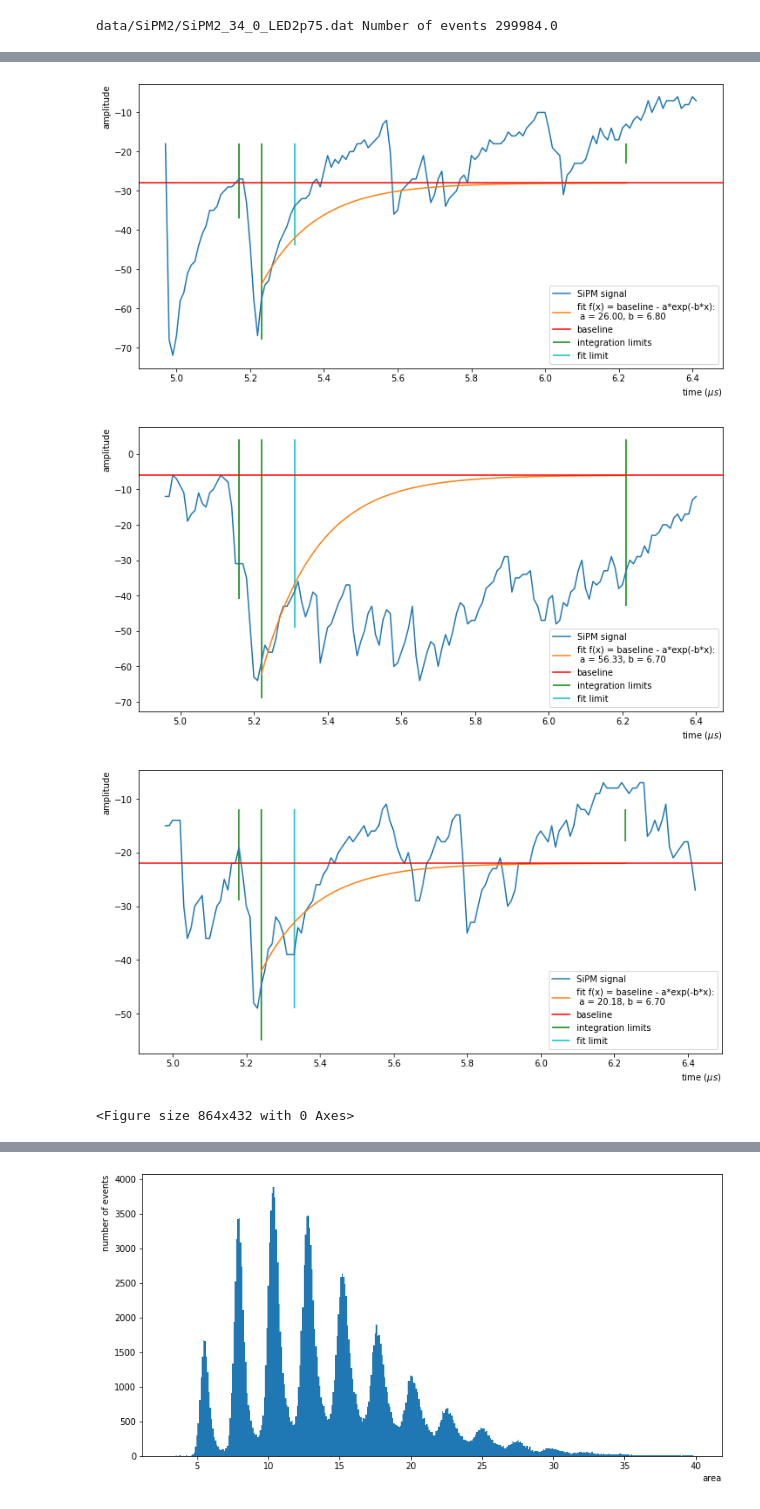
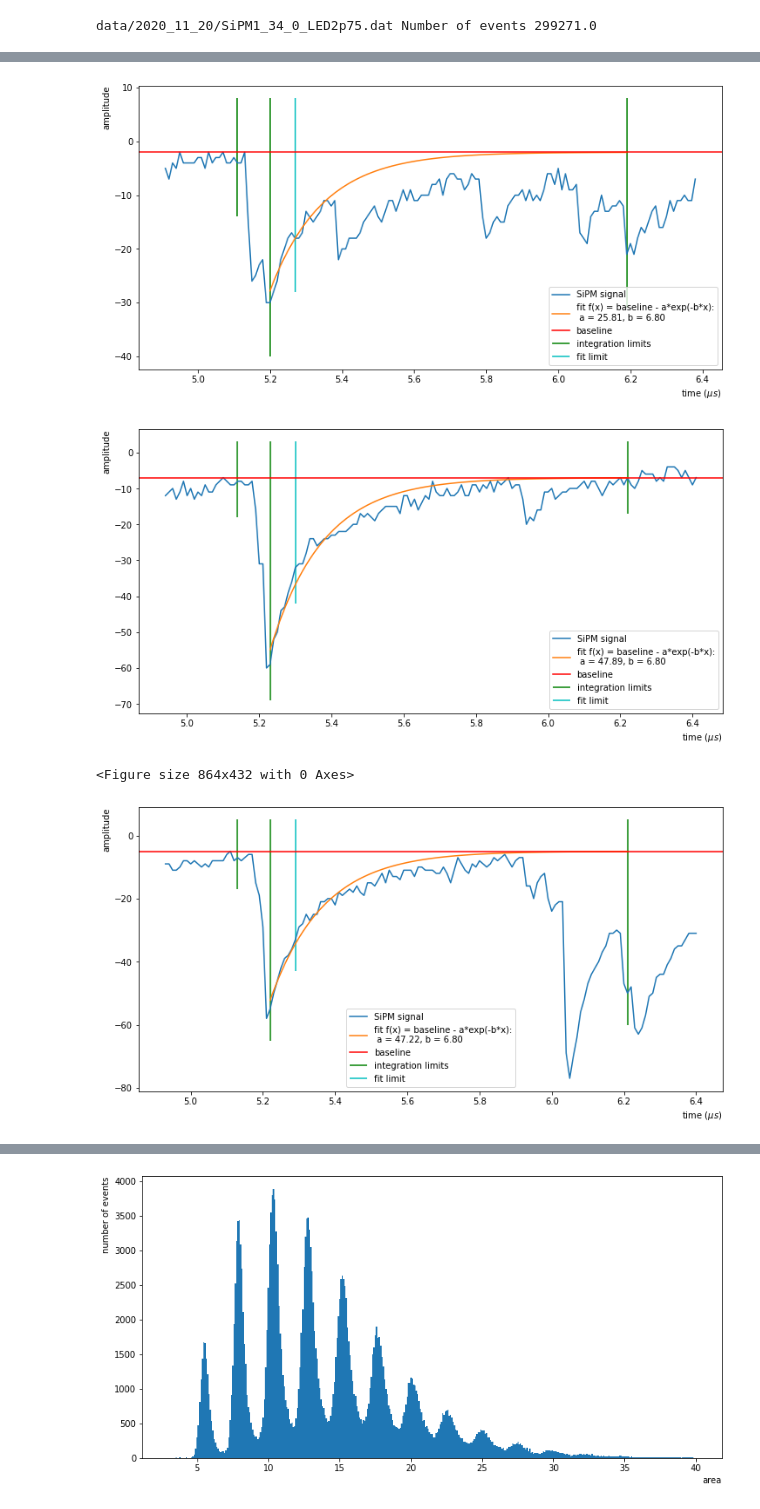
Before and after one commit to valerioda/abalone, a Jupyter notebook: process_sipm_signals.ipynb, the cells around one changed output, grey strips where cells are left out. Cells and saved outputs as stored; diff of their text form; code cells hidden in the pictures.

```diff
--- a/process_sipm_signals.ipynb
+++ b/process_sipm_signals.ipynb
@@ -11,14 +11,13 @@ import scipy.integrate as integ
 from scipy.optimize import curve_fit
 import time
 # %%
-data = psu.read_file('data/SiPM2/SiPM2_34_0_LED2p75.dat')
+data = psu.read_file('data/2020_11_20/SiPM1_34_0_LED2p75.dat')
 # %% [output]
-data/SiPM2/SiPM2_34_0_LED2p75.dat Number of events 299984.0
+data/2020_11_20/SiPM1_34_0_LED2p75.dat Number of events 299271.0
 # %%
 for i in range(10):
     plt.figure(figsize=(12,6))
-    dts = np.arange(0,data.shape[1]*10,10)
-    listpeaks = psu.search_peaks(data[i], 4, 9, False)
-    psu.integral_central_peak(data[i],listpeaks, dtl=-5, dtr=1, tfit=10,
-                              tlim=100,tc=5,tll=2,tlr=10,plot=1)
+    listpeaks = psu.search_peaks(data[i], 4, 2, False)
+    psu.integral_central_peak(data[i],listpeaks, dtl=-8, dtr=1, tfit=8,
+                              tlim=100,tc=5,tll=8,tlr=10,plot=1)
 # %% [output]
@@ -31,4 +30,4 @@ for i in range(10):
-[figure, old version]
+[figure, new version]
-[figure, old version]
+[figure, new version]
+<Figure size 864x432 with 0 Axes>
-[figure, old version]
+[figure, new version]
-<Figure size 864x432 with 0 Axes>
```
Also changed, not shown: parts of 3 cells of this notebook, 24 other files.
